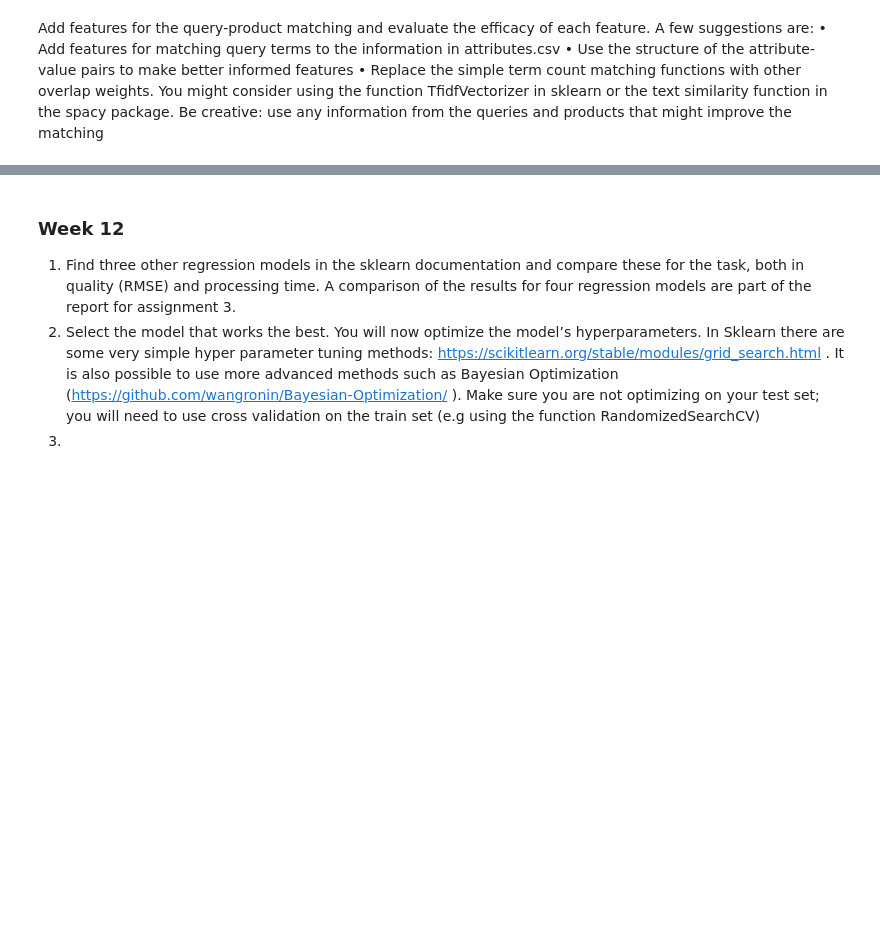
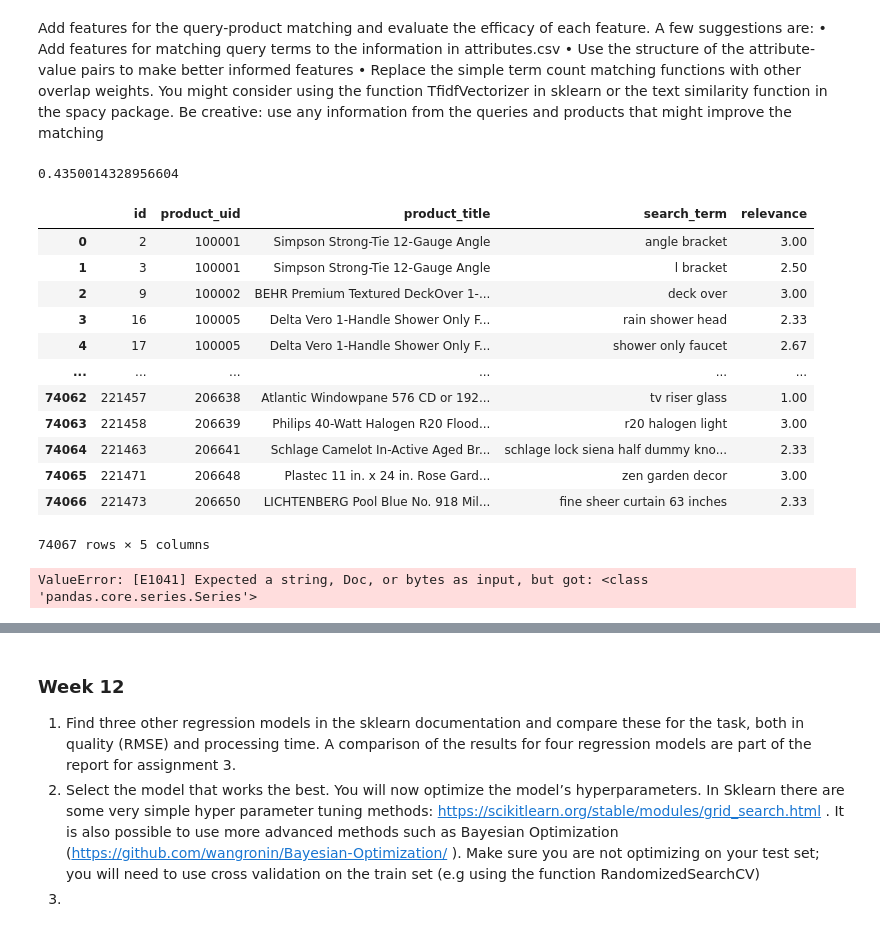
Before and after one commit to GabrielaGroenenewegenVanDerWeijden/DS_Ass3, a Jupyter notebook: main.ipynb, the cells around one changed output, grey strips where cells are left out. Cells and saved outputs as stored; diff of their text form; code cells hidden in the pictures; blank space fills up the shorter version.

Commit message:
FIxed few mistakes and begun the similarity

```diff
--- a/main.ipynb
+++ b/main.ipynb
@@ -255,3 +261,37 @@ suggestions are:
 consider using the function TfidfVectorizer in sklearn or the text similarity function in the
 spacy package.
 Be creative: use any information from the queries and products that might improve the matching
+# %%
+# Add feature for seart term and name similarity.
+nlp = spacy.load("en_core_web_sm")
+s1 = nlp("Hello World!")
+s2 = nlp("Goodbye world")
+s1.similarity(s2)
+# %% [output]
+0.4350014328956604
+# %%
+df_train
+# %% [output]
+|  | id | product_uid | product_title | search_term | relevance |
+| 0 | 2 | 100001 | Simpson Strong-Tie 12-Gauge Angle | angle bracket | 3.00 |
+| 1 | 3 | 100001 | Simpson Strong-Tie 12-Gauge Angle | l bracket | 2.50 |
+| 2 | 9 | 100002 | BEHR Premium Textured DeckOver 1-... | deck over | 3.00 |
+| 3 | 16 | 100005 | Delta Vero 1-Handle Shower Only F... | rain shower head | 2.33 |
+| 4 | 17 | 100005 | Delta Vero 1-Handle Shower Only F... | shower only faucet | 2.67 |
+| ... | ... | ... | ... | ... | ... |
+| 74062 | 221457 | 206638 | Atlantic Windowpane 576 CD or 192... | tv riser glass | 1.00 |
+| 74063 | 221458 | 206639 | Philips 40-Watt Halogen R20 Flood... | r20 halogen light | 3.00 |
+| 74064 | 221463 | 206641 | Schlage Camelot In-Active Aged Br... | schlage lock siena half dummy kno... | 2.33 |
+| 74065 | 221471 | 206648 | Plastec 11 in. x 24 in. Rose Gard... | zen garden decor | 3.00 |
+| 74066 | 221473 | 206650 | LICHTENBERG Pool Blue No. 918 Mil... | fine sheer curtain 63 inches | 2.33 |
+74067 rows × 5 columns
+# %%
+df_proq = df_train[["product_title", "search_term"]]
+df_proq = nlp(df_proq["product_title"])
+# for idx, row in df_proq.iterrows():
+#     s1 = nlp(row[0])
+#     s2 = nlp(row[1])
+# nlp(df_proq["product_title"].values.tolist())
+# df_proq["Similarity"] = (df_proq["product_title"].values.tolist().similarity(df_proq["search_term"].values.tolist()))
+# %% [output]
+ValueError: [E1041] Expected a string, Doc, or bytes as input, but got: <class 'pandas.core.series.Series'>
```
Also changed, not shown: parts of 6 cells of this notebook, 1 other file.
